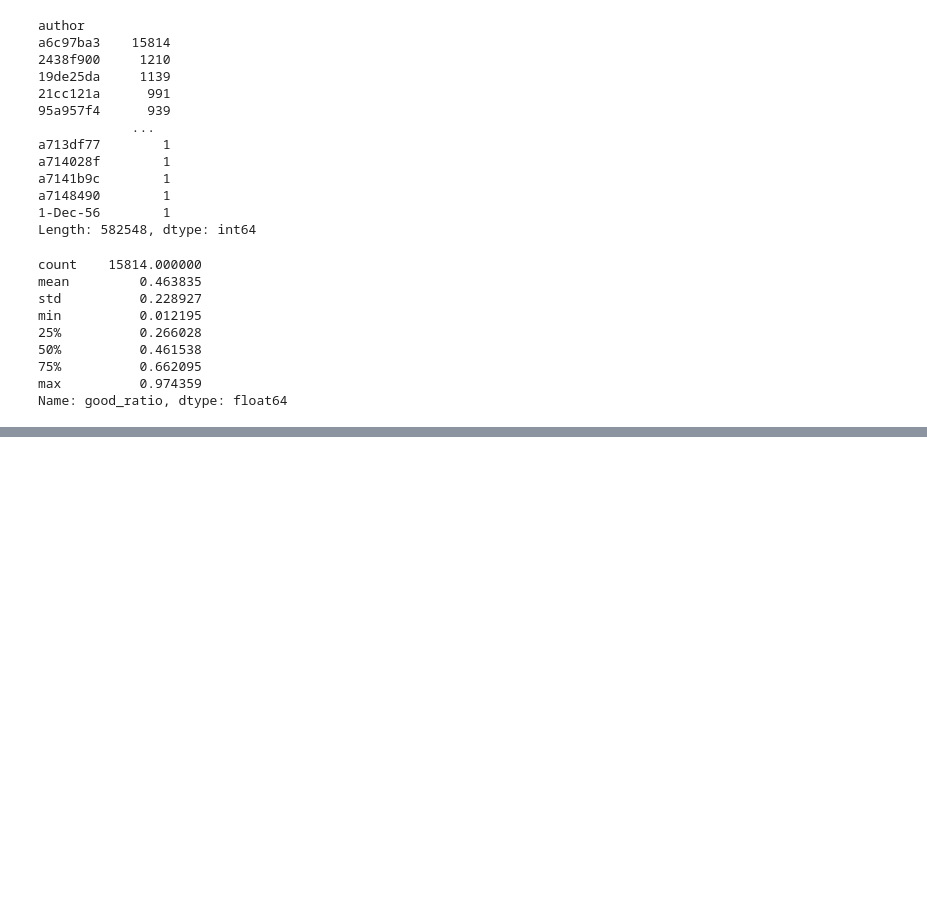
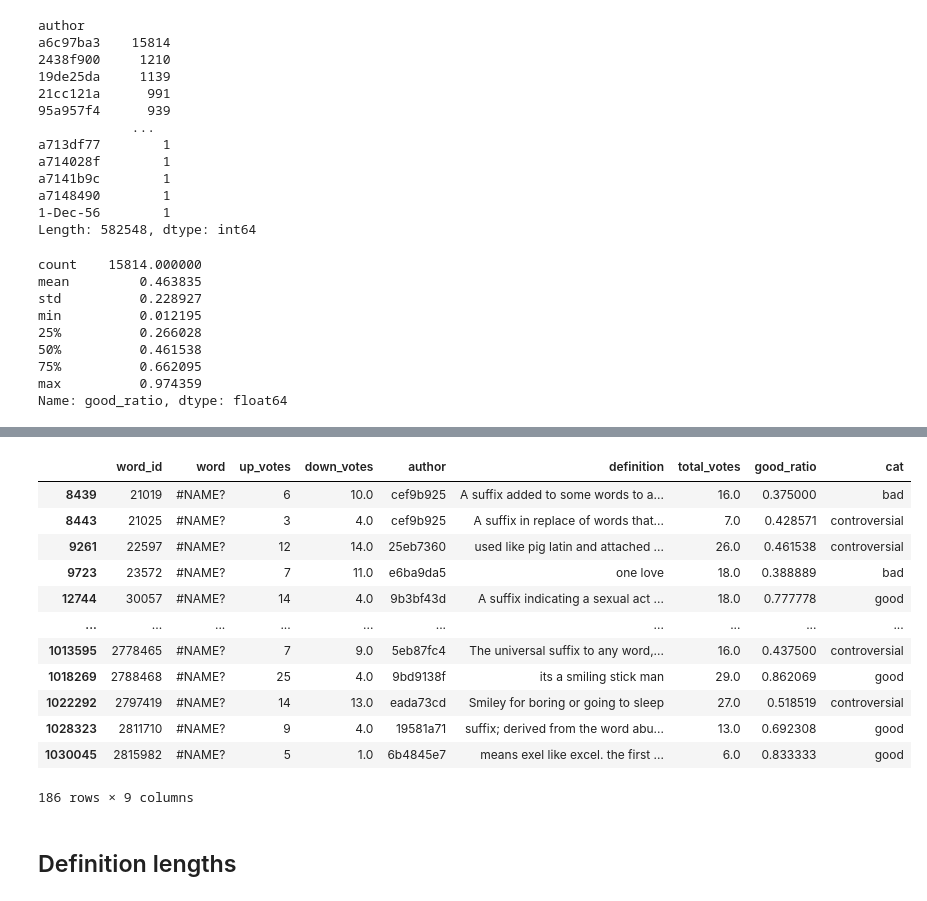
Before and after one commit to lauriemerrell/urban_dictionary_definition_quality, a Jupyter notebook: notebooks/EDA.ipynb, the cells around one changed output, grey strips where cells are left out. Saved outputs shown, nothing was run; the diff lists cells and outputs as text; code cells hidden in the pictures; blank space fills up the shorter version.

```diff
--- a/notebooks/EDA.ipynb
+++ b/notebooks/EDA.ipynb
@@ -193,0 +245,17 @@ Name: good_ratio, dtype: float64
+# %%
+# seems to be some data corruption here
+data[data['word']=="#NAME?"]
+# %% [output]
+|  | word_id | word | up_votes | down_votes | author | definition | total_votes | good_ratio | cat |
+| 8439 | 21019 | #NAME? | 6 | 10.0 | cef9b925 | A suffix added to some words to a... | 16.0 | 0.375000 | bad |
+| 8443 | 21025 | #NAME? | 3 | 4.0 | cef9b925 | A suffix in replace of words that... | 7.0 | 0.428571 | controversial |
+| 9261 | 22597 | #NAME? | 12 | 14.0 | 25eb7360 | used like pig latin and attached ... | 26.0 | 0.461538 | controversial |
+| 9723 | 23572 | #NAME? | 7 | 11.0 | e6ba9da5 | one love | 18.0 | 0.388889 | bad |
+| 12744 | 30057 | #NAME? | 14 | 4.0 | 9b3bf43d | A suffix indicating a sexual act ... | 18.0 | 0.777778 | good |
+| ... | ... | ... | ... | ... | ... | ... | ... | ... | ... |
+| 1013595 | 2778465 | #NAME? | 7 | 9.0 | 5eb87fc4 | The universal suffix to any word,... | 16.0 | 0.437500 | controversial |
+| 1018269 | 2788468 | #NAME? | 25 | 4.0 | 9bd9138f | its a smiling stick man | 29.0 | 0.862069 | good |
+| 1022292 | 2797419 | #NAME? | 14 | 13.0 | eada73cd | Smiley for boring or going to sleep | 27.0 | 0.518519 | controversial |
+| 1028323 | 2811710 | #NAME? | 9 | 4.0 | 19581a71 | suffix; derived from the word abu... | 13.0 | 0.692308 | good |
+| 1030045 | 2815982 | #NAME? | 5 | 1.0 | 6b4845e7 | means exel like excel. the first ... | 6.0 | 0.833333 | good |
+186 rows × 9 columns
@@ -193,0 +264,2 @@ Name: good_ratio, dtype: float64
+# %% [markdown]
+## Definition lengths
```
Also changed, not shown: parts of 27 cells of this notebook, 6 other files.
